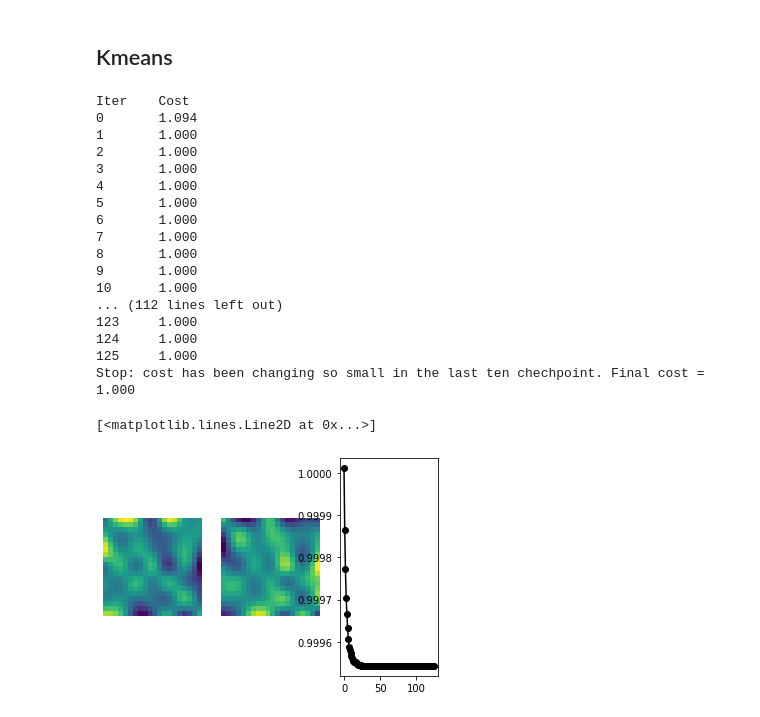
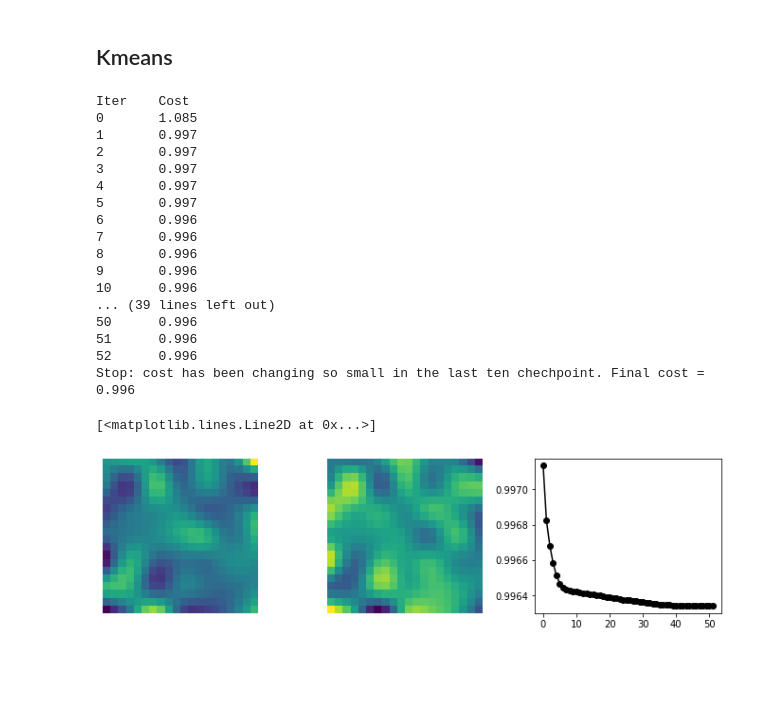
Before and after one commit to berenslab/RFEst, a Jupyter notebook: notebooks/Example_Matrix_Factorization.ipynb, the cells around one changed output. Drawn from its saved outputs; the diff is of its cells as text; code cells hidden in the pictures; blank space fills up the shorter version.

```diff
--- a/notebooks/Example_Matrix_Factorization.ipynb
+++ b/notebooks/Example_Matrix_Factorization.ipynb
@@ -209,32 +77,32 @@ V = X[y!=0]
 # %%
 kms = KMeans(V.T, 2, build_S=True, dims=dims, df=7)
 # %%
-kms.fit(num_iters=1000, verbal=1, tolerance=100)
+kms.fit(num_iters=1000, verbal=1)
 # %% [output]
 Iter    Cost
-0       1.094
-1       1.000
-2       1.000
-3       1.000
-4       1.000
-5       1.000
-6       1.000
-7       1.000
-8       1.000
-9       1.000
-10      1.000
-... (112 lines left out)
-123     1.000
-124     1.000
-125     1.000
-Stop: cost has been changing so small in the last ten chechpoint. Final cost = 1.000
+0       1.085
+1       0.997
+2       0.997
+3       0.997
+4       0.997
+5       0.997
+6       0.996
+7       0.996
+8       0.996
+9       0.996
+10      0.996
+... (39 lines left out)
+50      0.996
+51      0.996
+52      0.996
+Stop: cost has been changing so small in the last ten chechpoint. Final cost = 0.996
 # %%
-fig, ax = plt.subplots(1,3)
+fig, ax = plt.subplots(1,3, figsize=(12,3))
 for i in range(2):
     ax[i].imshow(kms.W[:, i].reshape(dims))
     ax[i].axis('off')
 
 ax[2].plot(kms.cost[1:], 'ko-')
 # %% [output]
 [<matplotlib.lines.Line2D at 0x...>]
-[figure, old version]
+[figure, new version]
```
Also changed, not shown: parts of 9 cells of this notebook.
